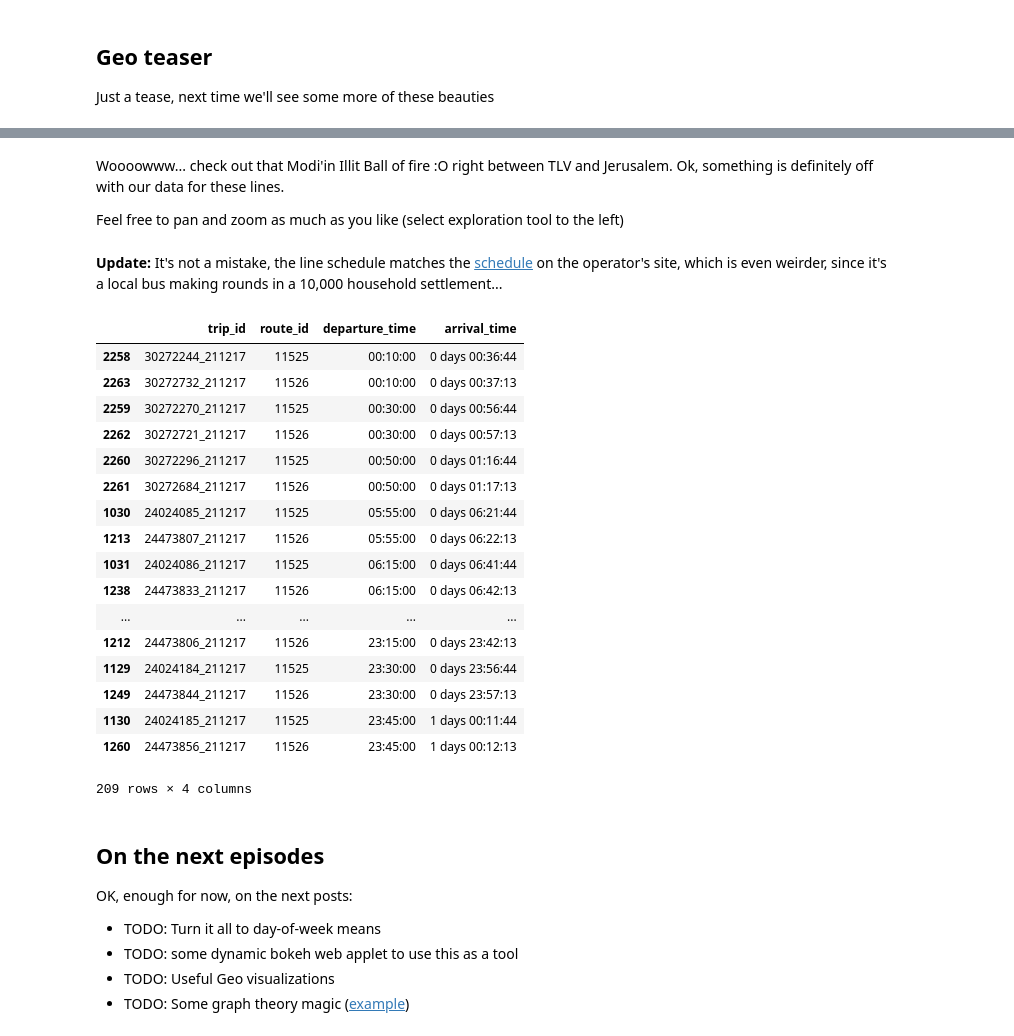
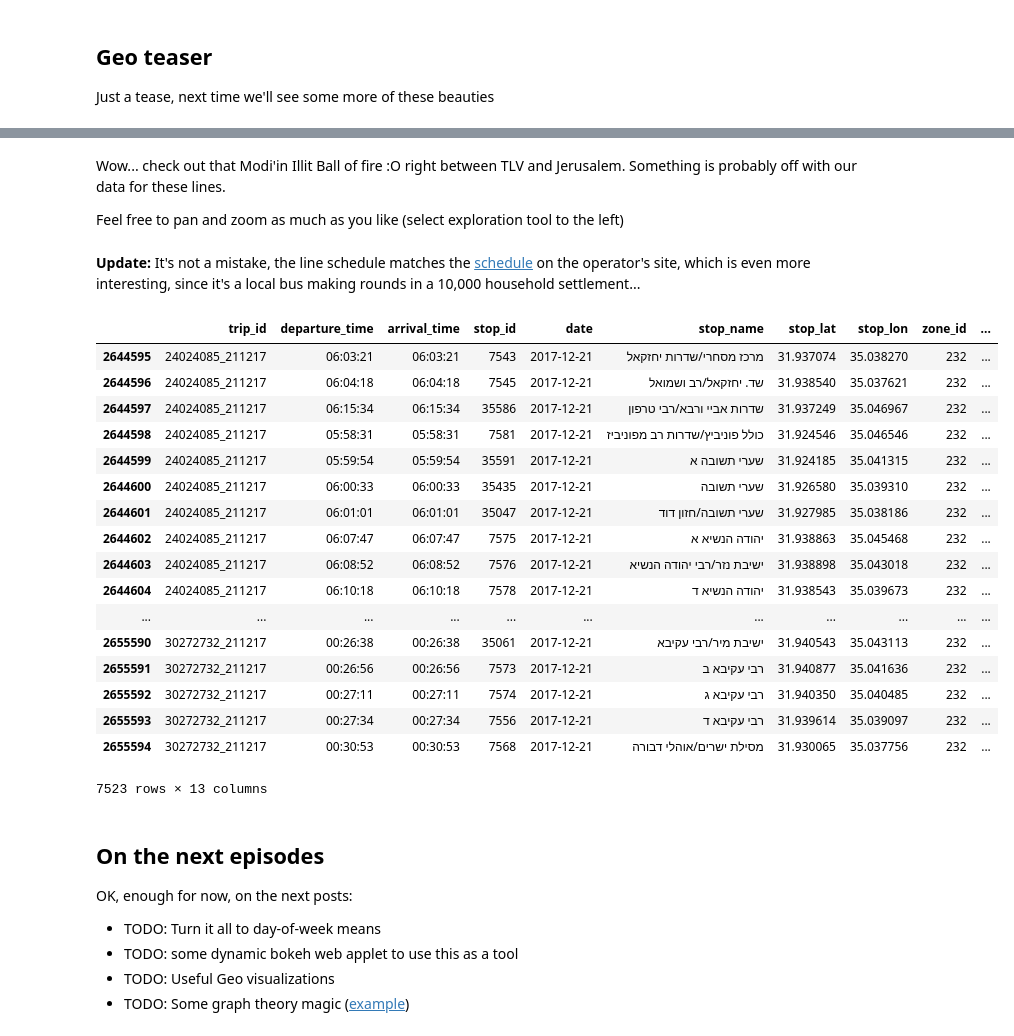
Before and after one commit to cjer/cjer-pelican, a Jupyter notebook: content/notebooks/openbus_2_concurrency.ipynb, the cells around one changed output, grey strips where cells are left out. Drawn from its saved outputs; the diff is of its cells as text; code cells hidden in the pictures.

```diff
--- a/content/notebooks/openbus_2_concurrency.ipynb
+++ b/content/notebooks/openbus_2_concurrency.ipynb
@@ -119,7 +120,7 @@ f = (feed.stop_times[['trip_id', 'departure_time', 'arrival_time', 'stop_id']]
      .assign(date = datetime.date(2017, 12, 21))
      .merge(s[['stop_id', 'stop_name', 'stop_lat', 'stop_lon', 'zone_id']], on='stop_id')
      # Much faster joins and slices with Categorical dtypes
-     .merge(tariff_df[['zone_id', 'zone_name']], on='zone_id')
+     .merge(tariff_df.groupby(['zone_id', 'zone_name']).size().reset_index()[['zone_id', 'zone_name']], on='zone_id')
      .assign(zone_id=lambda x: pd.Categorical(x['zone_id']))
      .assign(zone_name=lambda x: pd.Categorical(x['zone_name']))
      .merge(t[['trip_id', 'route_id']], on='trip_id')
@@ -543,33 +587,32 @@ show(p)
 [interactive output not drawn]
 [interactive output not drawn]
 # %% [markdown]
-Woooowww... check out that Modi'in Illit Ball of fire :O right between TLV and Jerusalem. Ok, something is definitely off with our data for these lines.
-
+Wow... check out that Modi'in Illit Ball of fire :O right between TLV and Jerusalem. Something is probably off with our data for these lines.
 
 Feel free to pan and zoom as much as you like (select exploration tool to the left)
 # %% [markdown]
-**Update:** It's not a mistake, the line schedule matches the [schedule](http://www.kavim-t.co.il/download/files/%D7%9C%D7%95%D7%96%20%D7%97%D7%95%D7%A8%D7%A3%20%D7%97%D7%A9%D7%95%D7%9F%20%D7%AA%D7%A9%D7%A2%D7%97%20-%20%D7%9E%D7%95%D7%93%D7%99%D7%A2%D7%99%D7%9F%20%D7%A2%D7%99%D7%9C%D7%99%D7%AA.pdf) on the operator's site, which is even weirder, since it's a local bus making rounds in a 10,000 household settlement...
+**Update:** It's not a mistake, the line schedule matches the [schedule](http://www.kavim-t.co.il/download/files/%D7%9C%D7%95%D7%96%20%D7%97%D7%95%D7%A8%D7%A3%20%D7%97%D7%A9%D7%95%D7%9F%20%D7%AA%D7%A9%D7%A2%D7%97%20-%20%D7%9E%D7%95%D7%93%D7%99%D7%A2%D7%99%D7%9F%20%D7%A2%D7%99%D7%9C%D7%99%D7%AA.pdf) on the operator's site, which is even more interesting, since it's a local bus making rounds in a 10,000 household settlement...
 # %%
-fr[fr.route_id.isin(['11525', '11526'])] # Line 6 Modi'in Illit, the same holds for line 5
+f[f.route_id.isin(['11525', '11526'])] # Line 6 Modi'in Illit, the same holds for line 5
 # %% [output]
-|  | trip_id | route_id | departure_time | arrival_time |
-| 2258 | 30272244_211217 | 11525 | 00:10:00 | 0 days 00:36:44 |
-| 2263 | 30272732_211217 | 11526 | 00:10:00 | 0 days 00:37:13 |
-| 2259 | 30272270_211217 | 11525 | 00:30:00 | 0 days 00:56:44 |
-| 2262 | 30272721_211217 | 11526 | 00:30:00 | 0 days 00:57:13 |
-| 2260 | 30272296_211217 | 11525 | 00:50:00 | 0 days 01:16:44 |
-| 2261 | 30272684_211217 | 11526 | 00:50:00 | 0 days 01:17:13 |
-| 1030 | 24024085_211217 | 11525 | 05:55:00 | 0 days 06:21:44 |
-| 1213 | 24473807_211217 | 11526 | 05:55:00 | 0 days 06:22:13 |
-| 1031 | 24024086_211217 | 11525 | 06:15:00 | 0 days 06:41:44 |
-| 1238 | 24473833_211217 | 11526 | 06:15:00 | 0 days 06:42:13 |
-| ... | ... | ... | ... | ... |
-| 1212 | 24473806_211217 | 11526 | 23:15:00 | 0 days 23:42:13 |
-| 1129 | 24024184_211217 | 11525 | 23:30:00 | 0 days 23:56:44 |
-| 1249 | 24473844_211217 | 11526 | 23:30:00 | 0 days 23:57:13 |
-| 1130 | 24024185_211217 | 11525 | 23:45:00 | 1 days 00:11:44 |
-| 1260 | 24473856_211217 | 11526 | 23:45:00 | 1 days 00:12:13 |
+|  | trip_id | departure_time | arrival_time | stop_id | date | stop_name | stop_lat | stop_lon | zone_id | ... |
+| 2644595 | 24024085_211217 | 06:03:21 | 06:03:21 | 7543 | 2017-12-21 | מרכז מסחרי/שדרות יחזקאל | 31.937074 | 35.038270 | 232 | ... |
+| 2644596 | 24024085_211217 | 06:04:18 | 06:04:18 | 7545 | 2017-12-21 | שד. יחזקאל/רב ושמואל | 31.938540 | 35.037621 | 232 | ... |
+| 2644597 | 24024085_211217 | 06:15:34 | 06:15:34 | 35586 | 2017-12-21 | שדרות אביי ורבא/רבי טרפון | 31.937249 | 35.046967 | 232 | ... |
+| 2644598 | 24024085_211217 | 05:58:31 | 05:58:31 | 7581 | 2017-12-21 | כולל פוניביץ/שדרות רב מפוניביז | 31.924546 | 35.046546 | 232 | ... |
+| 2644599 | 24024085_211217 | 05:59:54 | 05:59:54 | 35591 | 2017-12-21 | שערי תשובה א | 31.924185 | 35.041315 | 232 | ... |
+| 2644600 | 24024085_211217 | 06:00:33 | 06:00:33 | 35435 | 2017-12-21 | שערי תשובה | 31.926580 | 35.039310 | 232 | ... |
+| 2644601 | 24024085_211217 | 06:01:01 | 06:01:01 | 35047 | 2017-12-21 | שערי תשובה/חזון דוד | 31.927985 | 35.038186 | 232 | ... |
+| 2644602 | 24024085_211217 | 06:07:47 | 06:07:47 | 7575 | 2017-12-21 | יהודה הנשיא א | 31.938863 | 35.045468 | 232 | ... |
+| 2644603 | 24024085_211217 | 06:08:52 | 06:08:52 | 7576 | 2017-12-21 | ישיבת נזר/רבי יהודה הנשיא | 31.938898 | 35.043018 | 232 | ... |
+| 2644604 | 24024085_211217 | 06:10:18 | 06:10:18 | 7578 | 2017-12-21 | יהודה הנשיא ד | 31.938543 | 35.039673 | 232 | ... |
+| ... | ... | ... | ... | ... | ... | ... | ... | ... | ... | ... |
+| 2655590 | 30272732_211217 | 00:26:38 | 00:26:38 | 35061 | 2017-12-21 | ישיבת מיר/רבי עקיבא | 31.940543 | 35.043113 | 232 | ... |
+| 2655591 | 30272732_211217 | 00:26:56 | 00:26:56 | 7573 | 2017-12-21 | רבי עקיבא ב | 31.940877 | 35.041636 | 232 | ... |
+| 2655592 | 30272732_211217 | 00:27:11 | 00:27:11 | 7574 | 2017-12-21 | רבי עקיבא ג | 31.940350 | 35.040485 | 232 | ... |
+| 2655593 | 30272732_211217 | 00:27:34 | 00:27:34 | 7556 | 2017-12-21 | רבי עקיבא ד | 31.939614 | 35.039097 | 232 | ... |
+| 2655594 | 30272732_211217 | 00:30:53 | 00:30:53 | 7568 | 2017-12-21 | מסילת ישרים/אוהלי דבורה | 31.930065 | 35.037756 | 232 | ... |
-209 rows × 4 columns
+7523 rows × 13 columns
 # %% [markdown]
 ## On the next episodes
 OK, enough for now, on the next posts:
```
Also changed, not shown: parts of 16 cells of this notebook, 2 other files.
